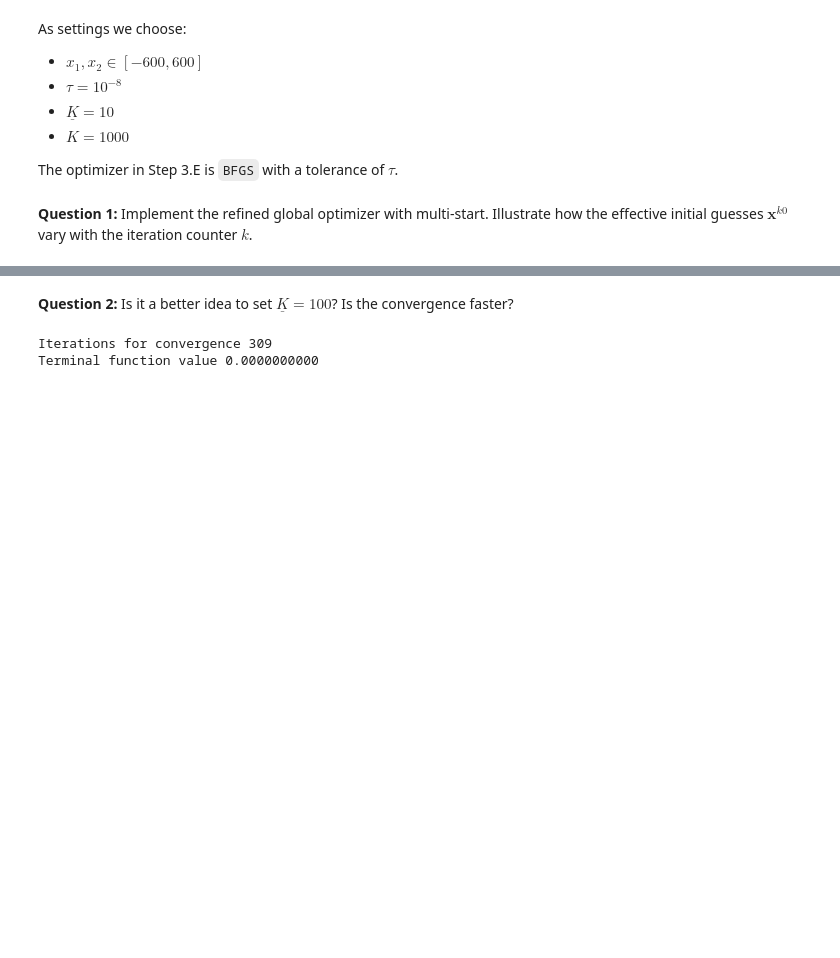
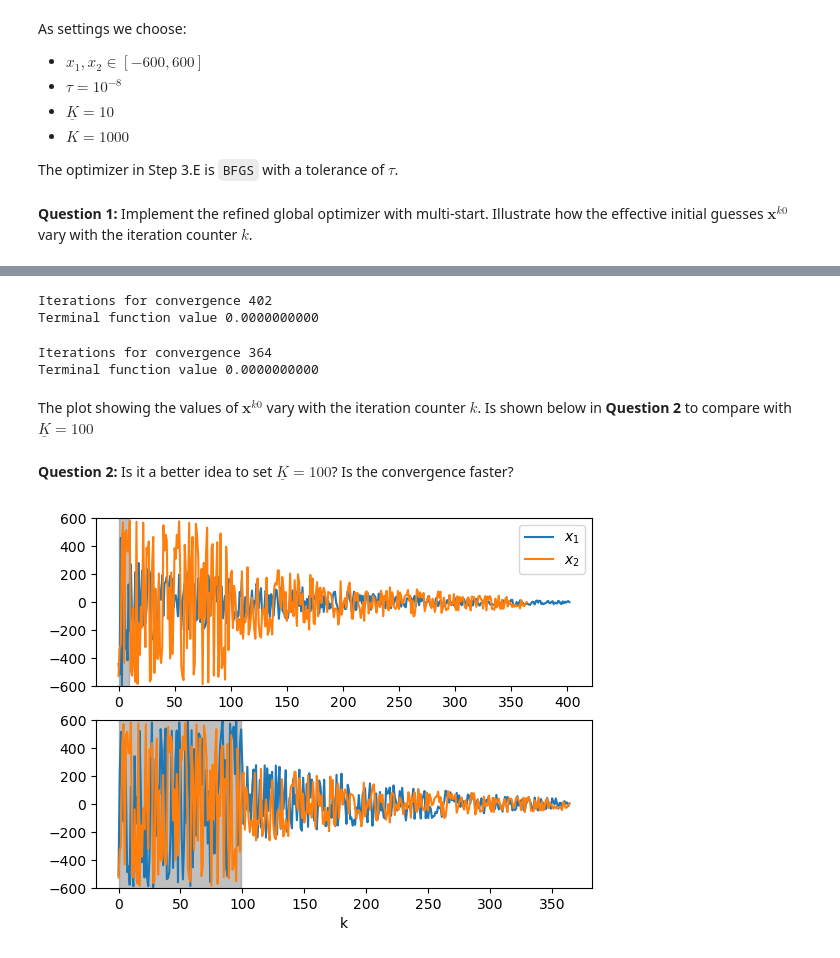
Before and after one commit to NumEconCopenhagen/projects-2023-f-m-r-23, a Jupyter notebook: Exam/Exam-2023-notebook_Findsen.ipynb, the cells around one changed output, grey strips where cells are left out. Drawn from its saved outputs; the diff is of its cells as text; code cells hidden in the pictures; blank space fills up the shorter version.

```diff
--- a/Exam/Exam-2023-notebook_Findsen.ipynb
+++ b/Exam/Exam-2023-notebook_Findsen.ipynb
@@ -569 +574,13 @@ Terminal function value 0.0000000000
+# %%
+x_star_10, fxstar_10, x_k0_store_10 = refined_global_optimizer(1_000,10,1e-8,draws = None)
+# %% [output]
+Iterations for convergence 402
+Terminal function value 0.0000000000
+# %%
+x_star_100, fxstar_100, x_k0_store_100 = refined_global_optimizer(1_000,100,1e-8,draws = None)
+# %% [output]
+Iterations for convergence 364
+Terminal function value 0.0000000000
+# %% [markdown]
+The plot showing the values of $\mathbf{x}^{k0}$ vary with the iteration counter $k$. Is shown below in **Question 2** to compare with $\underline{K} = 100$
 # %% [markdown]
@@ -570,45 +588,20 @@ Terminal function value 0.0000000000
 **Question 2:** Is it a better idea to set $\underline{K} = 100$? Is the convergence faster?
-# %%
-# write your code here
-# write your code here
-k = 0
-K = 1_000
-K_ = 100
-while k < K:
-    # a
-    # xk = np.random.uniform(-600,600,size=2)
-    xk = draws[k]
-
-    # b
-    if k>=K_:
-
-        # c
-        chi_k = 0.5*2/(1+np.exp((k-K_)/100))
-
-        # d
-        x_k0 = chi_k*xk + (1-chi_k)*x_star
-
-    # e
-    if k == 0:
-        x_k0 = xk
-    res = minimize(griewank,x0=x_k0,method='BFGS',tol=1e-8)
-    x_kstar = res.x
-
-    # f
-    if k == 0:
-        x_star = x_kstar
-
-    if griewank(x_kstar)<griewank(x_star):
-        x_star = x_kstar
-
-    fxstar = griewank(x_star)
-
-    if fxstar< 1e-8:
-        print(f'Iterations for convergence {k}')
-        print(f'Terminal function value {fxstar:.10f}')
-        break
-    else:
-        k += 1
-# %% [output]
-Iterations for convergence 309
-Terminal function value 0.0000000000
+# %%
+fig, ax = plt.subplots(2,dpi=100)
+
+ax[0].plot(x_k0_store_10[0],label='$x_1$')
+ax[0].plot(x_k0_store_100[1],label='$x_2$')
+ax[0].fill_between(np.arange(10),-1000,1000,color='grey',alpha=0.5)
+ax[0].set_ylim([-600,600])
+
+ax[1].plot(x_k0_store_100[0],label='$x_1$')
+ax[1].plot(x_k0_store_100[1],label='$x_2$')
+ax[1].fill_between(np.arange(100),-1000,1000,color='grey',alpha=0.5)
+ax[1].set_ylim([-600,600])
+ax[1].set_xlabel('k')
+
+ax[0].legend(frameon=True)
+
+plt.show()
+# %% [output]
+[figure, added]
```
Also changed, not shown: parts of 9 cells of this notebook, 1 other file.
